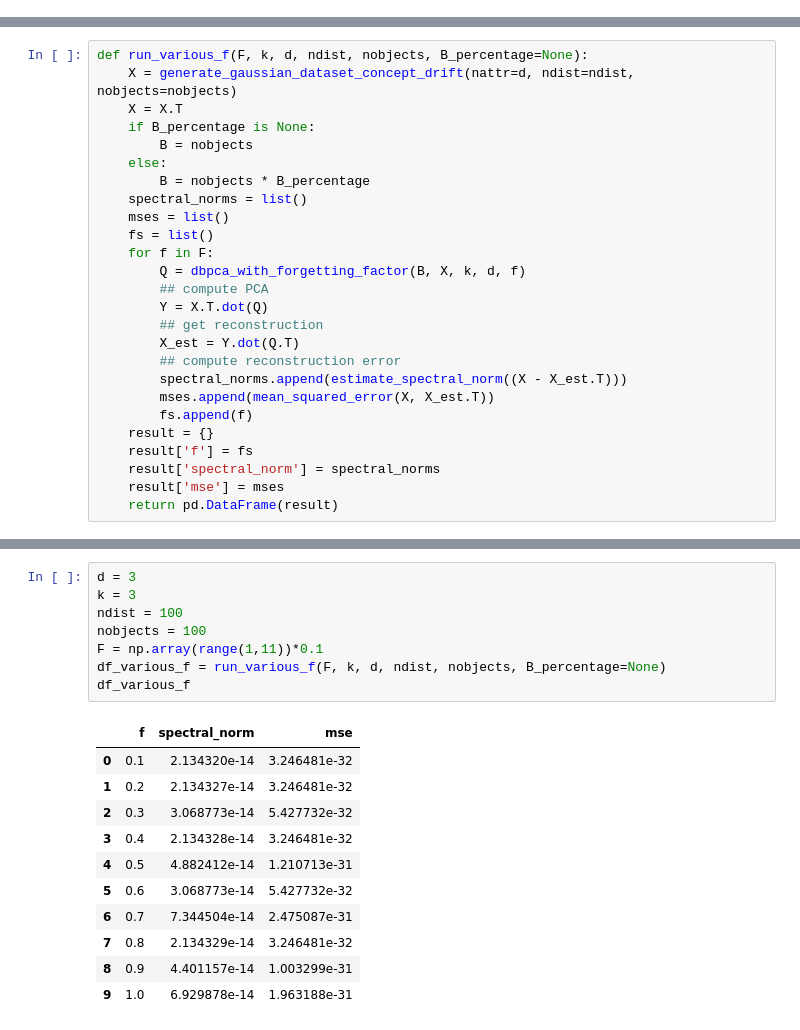
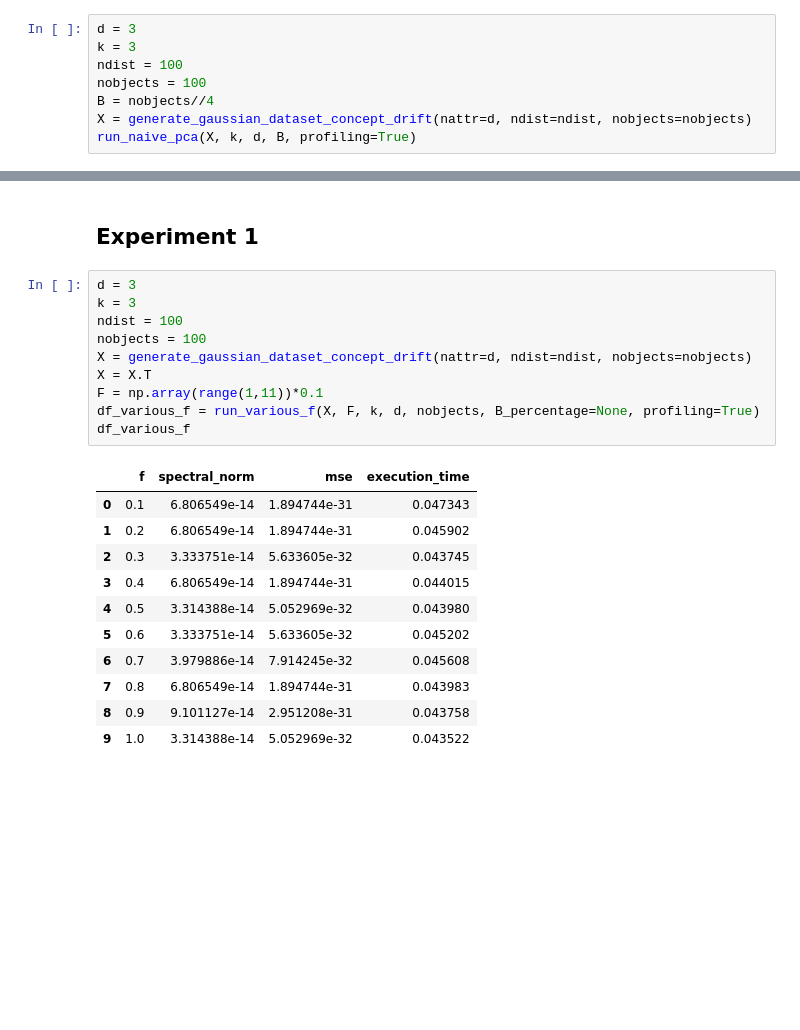
Before and after one commit to egawati/exos, a Jupyter notebook: sources/notebook/DBPCA_experiments.ipynb, the cells around one changed output, grey strips where cells are left out. Cells and saved outputs as stored; diff of their text form; blank space fills up the shorter version.

```diff
--- a/sources/notebook/DBPCA_experiments.ipynb
+++ b/sources/notebook/DBPCA_experiments.ipynb
@@ -11,0 +43,8 @@ from ipynb.fs.full.SyntheticDataGeneration import generate_gaussian_dataset_conc
+# %%
+d = 3
+k = 3
+ndist = 100
+nobjects = 100
+B = nobjects//4
+X = generate_gaussian_dataset_concept_drift(nattr=d, ndist=ndist, nobjects=nobjects)
+run_naive_pca(X, k, d, B, profiling=True)
@@ -94,26 +199,0 @@ def run_dbpca_with_forgetting_factor_experiments(X, k, d, f, ndist, nobjects, B_
-# %%
-def run_various_f(F, k, d, ndist, nobjects, B_percentage=None):
-    X = generate_gaussian_dataset_concept_drift(nattr=d, ndist=ndist, nobjects=nobjects)
-    X = X.T
-    if B_percentage is None:
-        B = nobjects
-    else:
-        B = nobjects * B_percentage
-    spectral_norms = list()
-    mses = list()
-    fs = list()
-    for f in F:
-        Q = dbpca_with_forgetting_factor(B, X, k, d, f)
-        ## compute PCA
-        Y = X.T.dot(Q)
-        ## get reconstruction
-        X_est = Y.dot(Q.T)
-        ## compute reconstruction error
-        spectral_norms.append(estimate_spectral_norm((X - X_est.T)))
-        mses.append(mean_squared_error(X, X_est.T))
-        fs.append(f)
-    result = {}
-    result['f'] = fs
-    result['spectral_norm'] = spectral_norms
-    result['mse'] = mses
-    return pd.DataFrame(result)
@@ -120,20 +374,24 @@ def run_various_f(F, k, d, ndist, nobjects, B_percentage=None):
+# %% [markdown]
+## Experiment 1
 # %%
 d = 3
 k = 3
 ndist = 100
 nobjects = 100
+X = generate_gaussian_dataset_concept_drift(nattr=d, ndist=ndist, nobjects=nobjects)
+X = X.T
 F = np.array(range(1,11))*0.1
-df_various_f = run_various_f(F, k, d, ndist, nobjects, B_percentage=None)
+df_various_f = run_various_f(X, F, k, d, nobjects, B_percentage=None, profiling=True)
 df_various_f
 # %% [output]
-|  | f | spectral_norm | mse |
-| 0 | 0.1 | 2.134320e-14 | 3.246481e-32 |
-| 1 | 0.2 | 2.134327e-14 | 3.246481e-32 |
-| 2 | 0.3 | 3.068773e-14 | 5.427732e-32 |
-| 3 | 0.4 | 2.134328e-14 | 3.246481e-32 |
-| 4 | 0.5 | 4.882412e-14 | 1.210713e-31 |
-| 5 | 0.6 | 3.068773e-14 | 5.427732e-32 |
-| 6 | 0.7 | 7.344504e-14 | 2.475087e-31 |
-| 7 | 0.8 | 2.134329e-14 | 3.246481e-32 |
-| 8 | 0.9 | 4.401157e-14 | 1.003299e-31 |
-| 9 | 1.0 | 6.929878e-14 | 1.963188e-31 |
+|  | f | spectral_norm | mse | execution_time |
+| 0 | 0.1 | 6.806549e-14 | 1.894744e-31 | 0.047343 |
+| 1 | 0.2 | 6.806549e-14 | 1.894744e-31 | 0.045902 |
+| 2 | 0.3 | 3.333751e-14 | 5.633605e-32 | 0.043745 |
+| 3 | 0.4 | 6.806549e-14 | 1.894744e-31 | 0.044015 |
+| 4 | 0.5 | 3.314388e-14 | 5.052969e-32 | 0.043980 |
+| 5 | 0.6 | 3.333751e-14 | 5.633605e-32 | 0.045202 |
+| 6 | 0.7 | 3.979886e-14 | 7.914245e-32 | 0.045608 |
+| 7 | 0.8 | 6.806549e-14 | 1.894744e-31 | 0.043983 |
+| 8 | 0.9 | 9.101127e-14 | 2.951208e-31 | 0.043758 |
+| 9 | 1.0 | 3.314388e-14 | 5.052969e-32 | 0.043522 |
```
Also changed, not shown: parts of 28 cells of this notebook, 5 other files.
